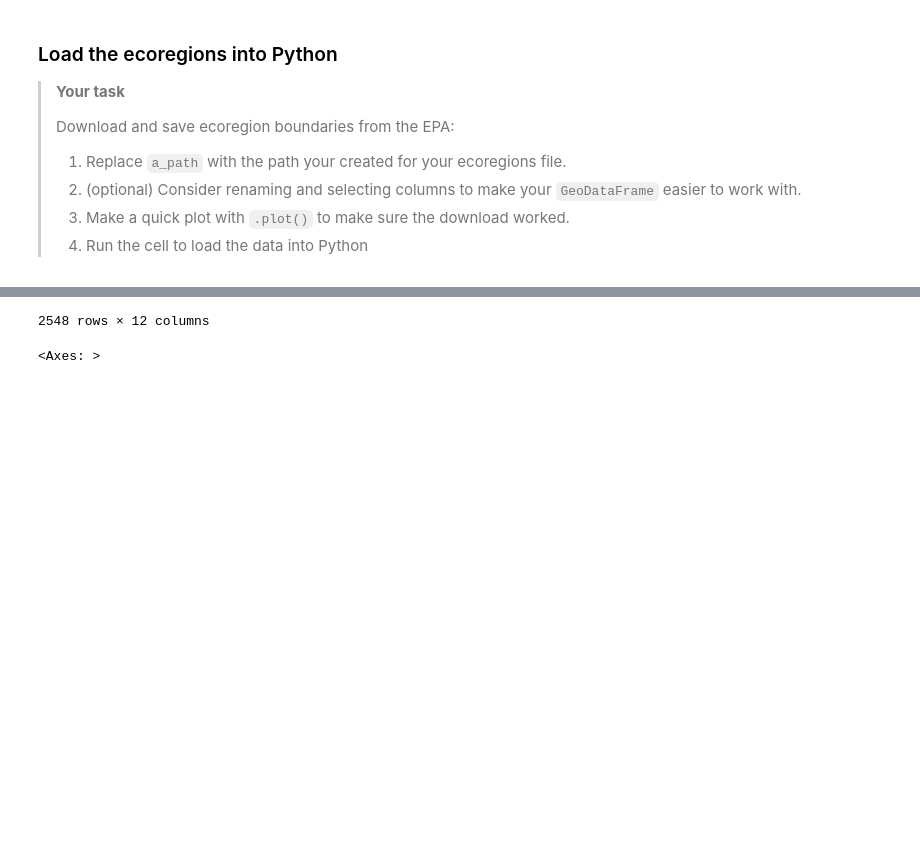
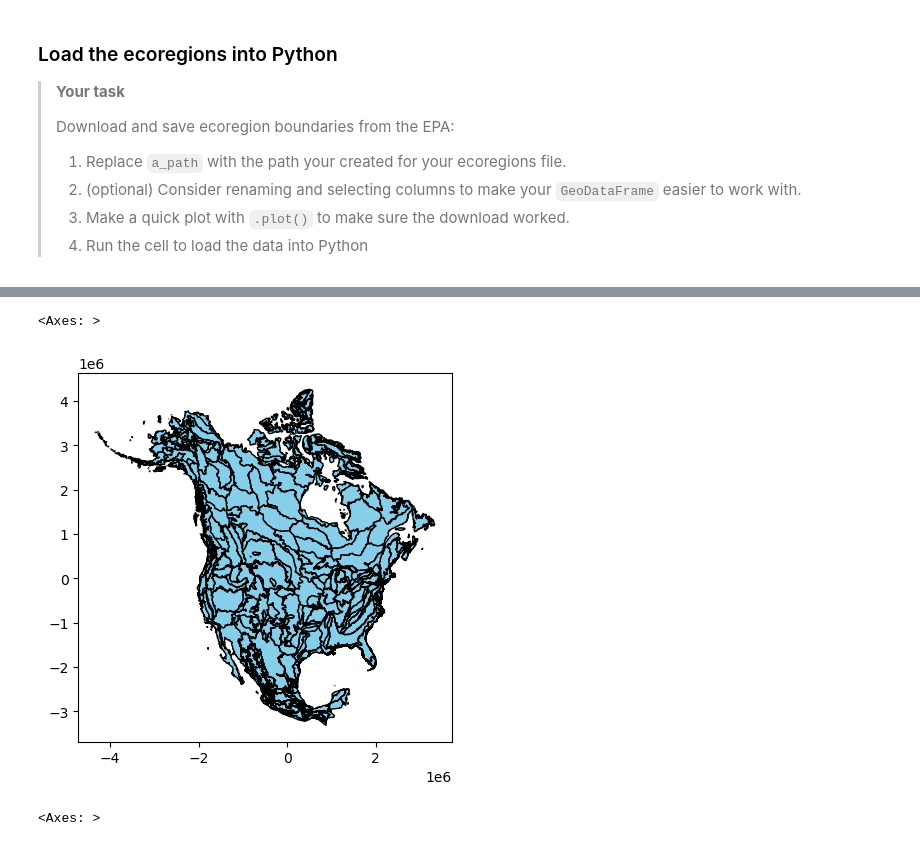
Before and after one commit to cu-esiil-edu/stars-02-species-distribution-ESchultz2024, a Jupyter notebook: species-distribution.ipynb, the cells around one changed output, grey strips where cells are left out. Saved outputs shown, nothing was run; the diff lists cells and outputs as text; code cells hidden in the pictures; blank space fills up the shorter version.

```diff
--- a/species-distribution.ipynb
+++ b/species-distribution.ipynb
@@ -96,18 +96,15 @@ data files can easily become too large for GitHub.
 # %%
 # Create data directory in the home folder
 data_dir = os.path.join(
-    # Home directory
     pathlib.Path.home(),
-    # Earth analytics data directory
     'earth-analytics',
     'data',
-    # Project directory
-    'species_distribution',
+    'species-distribution',
 )
 os.makedirs(data_dir, exist_ok=True)
 
 # Define the directory name for GBIF data
-gbif_dir = os.path.join(data_dir, 'western_meadowlark')
+gbif_dir = os.path.join(data_dir, 'meadowlark_observations')
 # %% [markdown]
 ## Define your study area – the ecoregions of North America
 
@@ -129,17 +126,19 @@ observations in each ecoregion throughout the year.
 > 4.  Run the cell to download and save the data.
 # %%
 # Set up the ecoregions level III boundary URL
-epa_url = ("https://gaftp.epa.gov/EPADataCommons/ORD/Ecoregions/cec_na/NA_CEC_Eco_Level3.zip")
+ecoregions_url = (
+    "https://gaftp.epa.gov/EPADataCommons/ORD/Ecoregions/cec_na"
+    "/NA_CEC_Eco_Level3.zip")
 # Set up a path to save the dataon your machine
-epa_path = os.path.join(data_dir, 'NA_CEC_Eco_Level3.zip')
+ecoregions_path = os.path.join(data_dir, 'NA_CEC_Eco_Level3.zip')
 
 # Don't download twice
-if not os.path.exists(epa_path):
-    # Download, and don't check the certificate for the EPA
-    a_response = requests.get(epa_url, verify=False)
-    # Save the binary data to a file
-    with open(epa_path, 'wb') as a_file:
-        a_file.write(a_response.content)
+if not os.path.exists(ecoregions_path):
+    # Download
+    ecoregions_response = requests.get(ecoregions_url, verify=False)
+    # Save the data to your file
+    with open(ecoregions_path, 'wb') as ecoregions_file:
+        ecoregions_file.write(ecoregions_response.content)
 # %% [markdown]
 ### Load the ecoregions into Python
 
@@ -156,11 +155,17 @@ if not os.path.exists(epa_path):
 > 4.  Run the cell to load the data into Python
 # %%
 # Open up the ecoregions boundaries
-epa_gdf = gpd.read_file(epa_path)
+ecoregions_gdf = (
+    gpd.read_file(ecoregions_path)
+    .rename(columns={
+        'NA_L3NAME': 'name',
+        'Shape_Area': 'area'})
+    [['name', 'area', 'geometry']]
+)
 
-# Name the index so it will match the other data later on
-epa_gdf.index.name = 'ecoregion'
+# We'll name the index so it will match the other data
+ecoregions_gdf.index.name = 'ecoregion'
 
 # Plot the ecoregions to check download
-epa_gdf
+ecoregions_gdf.plot(edgecolor='black', color='skyblue')
 # %% [output]
@@ -180,4 +172,5 @@ epa_gdf
-2548 rows × 12 columns
+<Axes: >
+[figure, added]
 # %%
 epa_gdf.plot()
 # %% [output]
```
Also changed, not shown: parts of 9 cells of this notebook, 1 other file.
